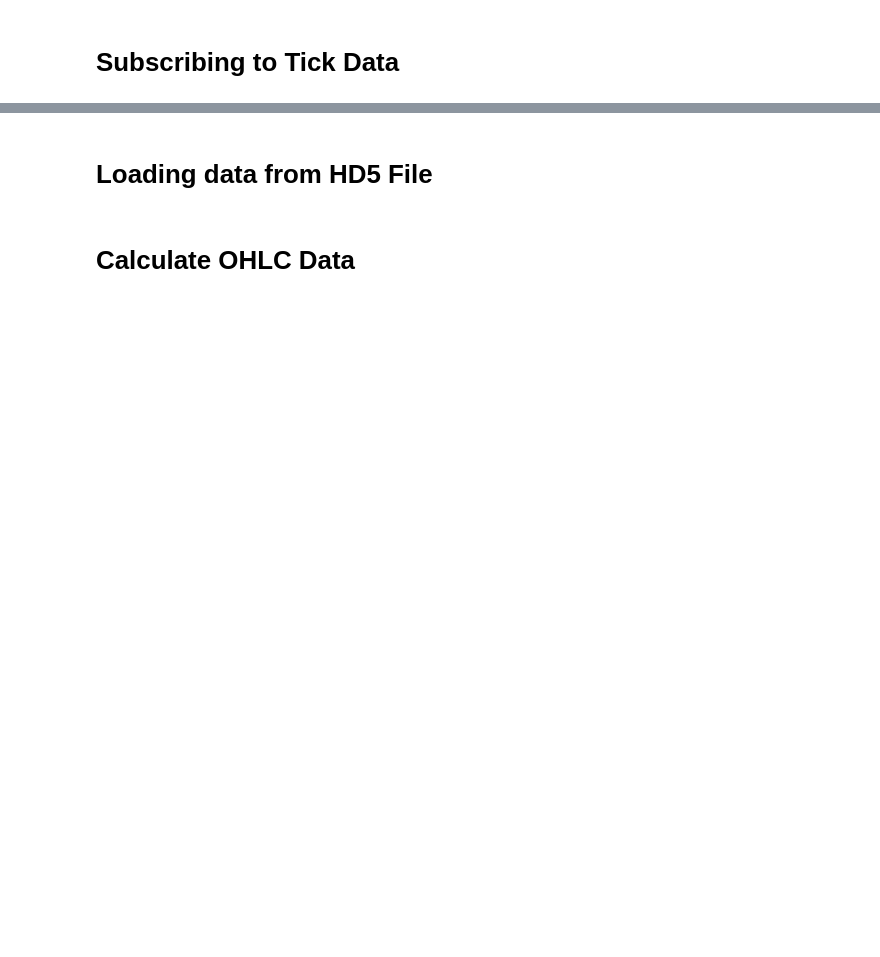
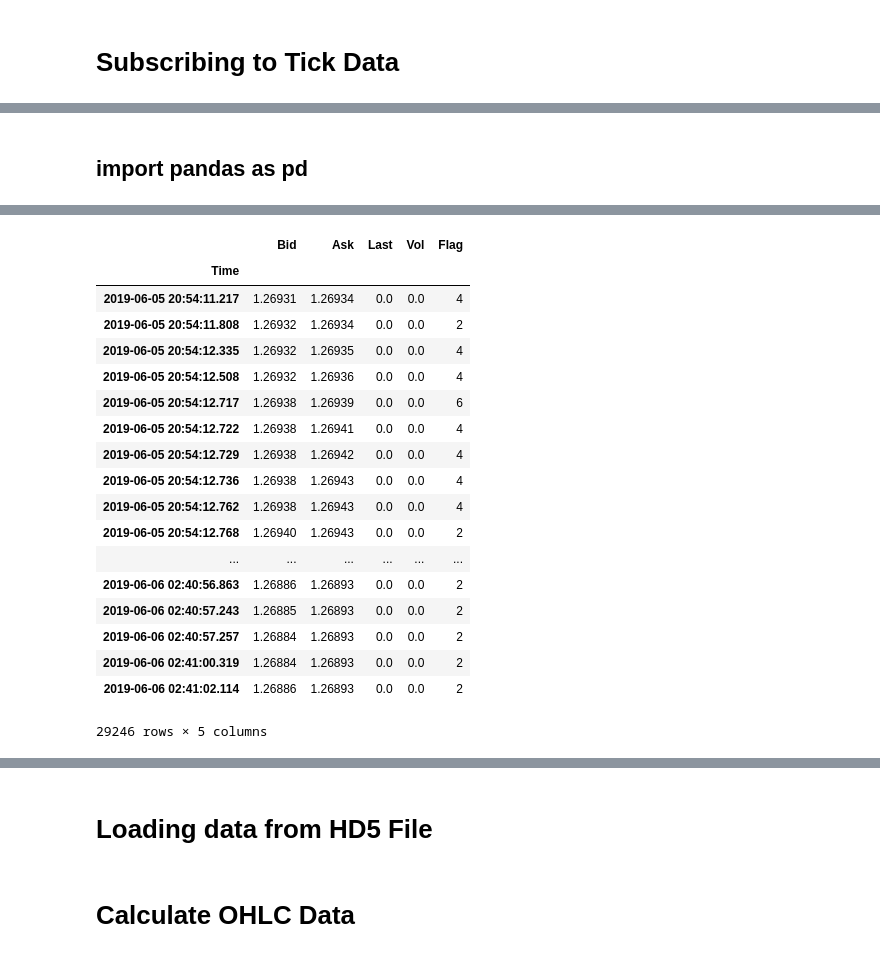
Before and after one commit to UmaisZahid/MetaTrader-Python-Tick-Acquisition, a Jupyter notebook: Jupyter Notebooks/Testing Subscription Tick Data - MQL5.ipynb, the cells around one changed output, grey strips where cells are left out. Saved outputs shown, nothing was run; the diff lists cells and outputs as text; code cells hidden in the pictures; blank space fills up the shorter version.

```diff
--- a/Jupyter Notebooks/Testing Subscription Tick Data - MQL5.ipynb
+++ b/Jupyter Notebooks/Testing Subscription Tick Data - MQL5.ipynb
@@ -25,6 +56,8 @@ test
+# %% [markdown]
+## import pandas as pd
 # %%
-test.index = pd.to_datetime(test.index,format="%Y.%m.%d %H:%M:%S")
-test.drop_duplicates(inplace=True)
+import pandas as pd
+test.index = pd.to_datetime(test.index,format="%Y.%m.%d %H:%M:%S:%f")
 test = test.rename_axis('Time')
-test = test.sort_values(by="Time")
 test
+# %% [output]
@@ -30,0 +66,19 @@ test
+|  | Bid | Ask | Last | Vol | Flag |
+| Time |  |  |  |  |  |
+| 2019-06-05 20:54:11.217 | 1.26931 | 1.26934 | 0.0 | 0.0 | 4 |
+| 2019-06-05 20:54:11.808 | 1.26932 | 1.26934 | 0.0 | 0.0 | 2 |
+| 2019-06-05 20:54:12.335 | 1.26932 | 1.26935 | 0.0 | 0.0 | 4 |
+| 2019-06-05 20:54:12.508 | 1.26932 | 1.26936 | 0.0 | 0.0 | 4 |
+| 2019-06-05 20:54:12.717 | 1.26938 | 1.26939 | 0.0 | 0.0 | 6 |
+| 2019-06-05 20:54:12.722 | 1.26938 | 1.26941 | 0.0 | 0.0 | 4 |
+| 2019-06-05 20:54:12.729 | 1.26938 | 1.26942 | 0.0 | 0.0 | 4 |
+| 2019-06-05 20:54:12.736 | 1.26938 | 1.26943 | 0.0 | 0.0 | 4 |
+| 2019-06-05 20:54:12.762 | 1.26938 | 1.26943 | 0.0 | 0.0 | 4 |
+| 2019-06-05 20:54:12.768 | 1.26940 | 1.26943 | 0.0 | 0.0 | 2 |
+| ... | ... | ... | ... | ... | ... |
+| 2019-06-06 02:40:56.863 | 1.26886 | 1.26893 | 0.0 | 0.0 | 2 |
+| 2019-06-06 02:40:57.243 | 1.26885 | 1.26893 | 0.0 | 0.0 | 2 |
+| 2019-06-06 02:40:57.257 | 1.26884 | 1.26893 | 0.0 | 0.0 | 2 |
+| 2019-06-06 02:41:00.319 | 1.26884 | 1.26893 | 0.0 | 0.0 | 2 |
+| 2019-06-06 02:41:02.114 | 1.26886 | 1.26893 | 0.0 | 0.0 | 2 |
+29246 rows × 5 columns
```
Also changed, not shown: parts of 5 cells of this notebook, 4 other files.
